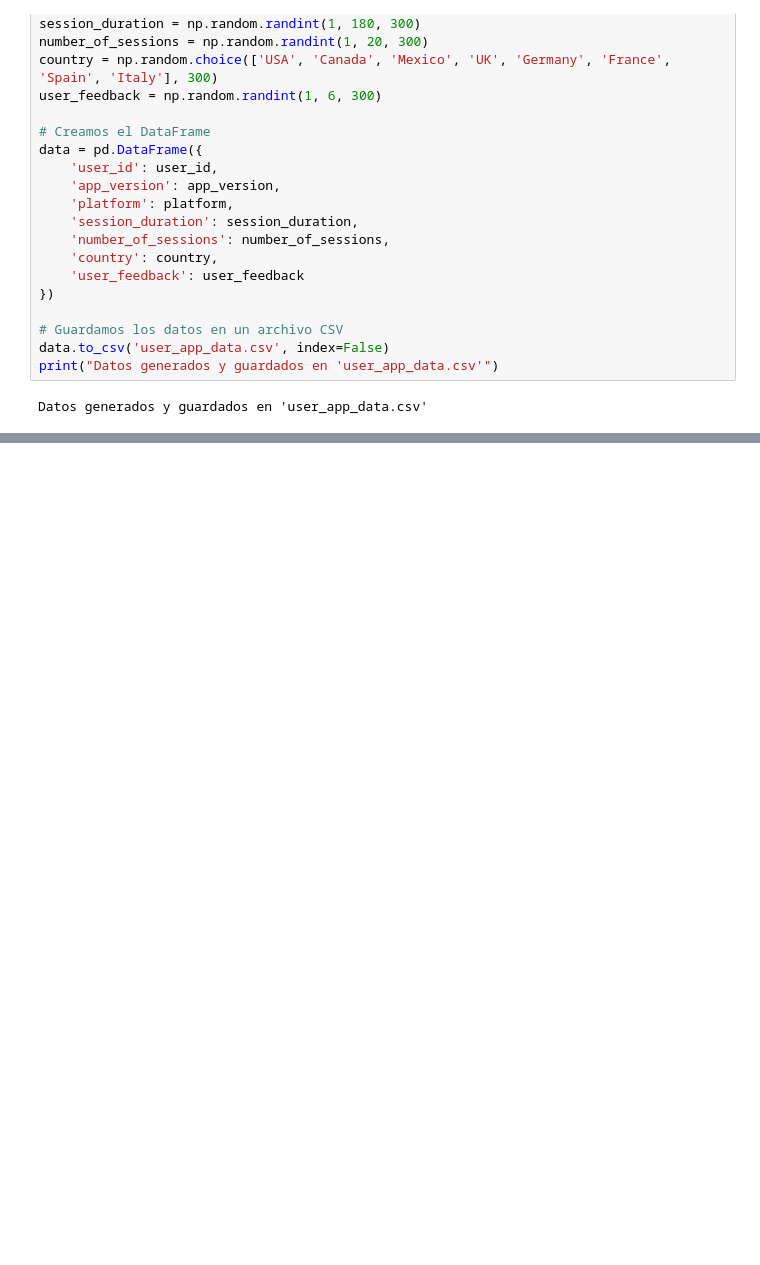
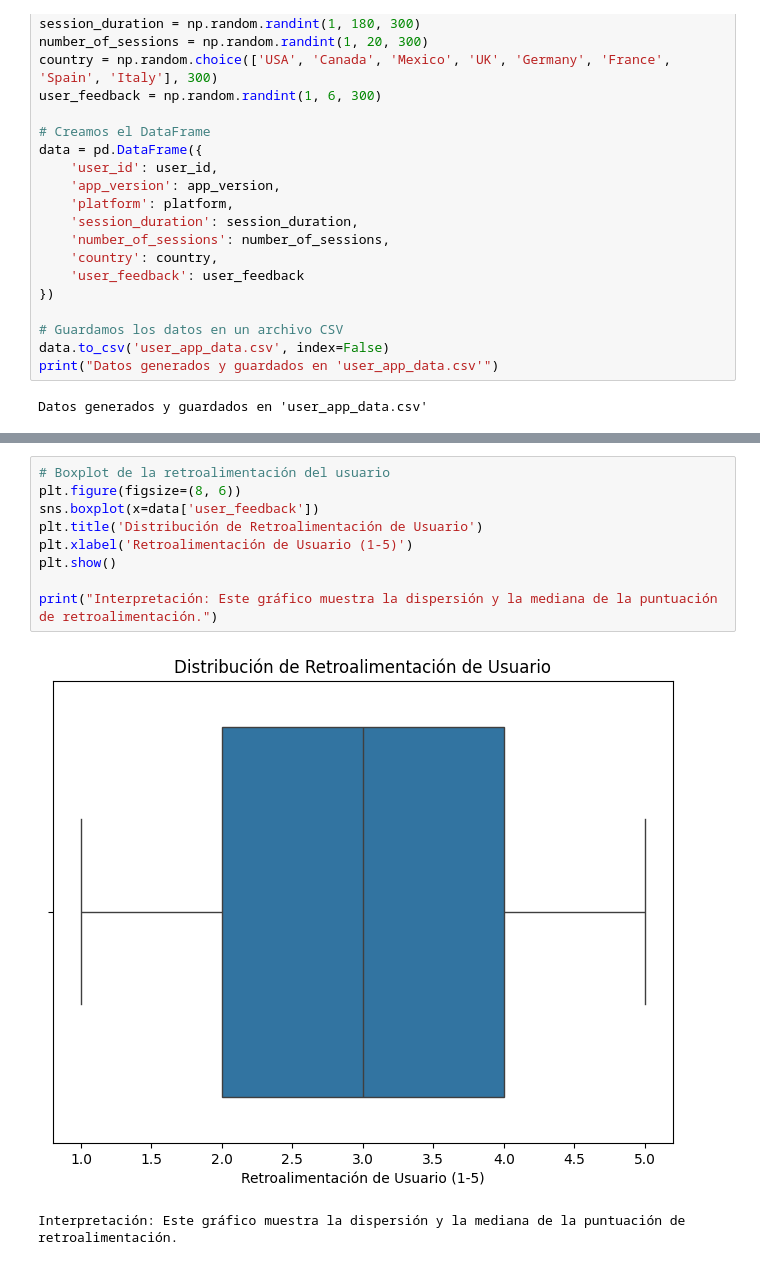
Before and after one commit to manueljosema/Primer-commit-a-adir-README.md, a Jupyter notebook: Preparación_Examen_Unidad_Simulación_del_Examen_(Core).ipynb, the cells around one changed output, grey strips where cells are left out. Saved outputs shown, nothing was run; the diff lists cells and outputs as text; blank space fills up the shorter version.

```diff
--- a/Preparación_Examen_Unidad_Simulación_del_Examen_(Core).ipynb
+++ b/Preparación_Examen_Unidad_Simulación_del_Examen_(Core).ipynb
@@ -190 +134,13 @@ El siguiente paso es completar una exploración de los datos usando Python. Esto
+# %%
+# Boxplot de la retroalimentación del usuario
+plt.figure(figsize=(8, 6))
+sns.boxplot(x=data['user_feedback'])
+plt.title('Distribución de Retroalimentación de Usuario')
+plt.xlabel('Retroalimentación de Usuario (1-5)')
+plt.show()
+
+print("Interpretación: Este gráfico muestra la dispersión y la mediana de la puntuación de retroalimentación.")
+# %% [output]
+[figure, added]
+Interpretación: Este gráfico muestra la dispersión y la mediana de la puntuación de retroalimentación.
 # %%
```
Also changed, not shown: parts of 22 cells of this notebook.
